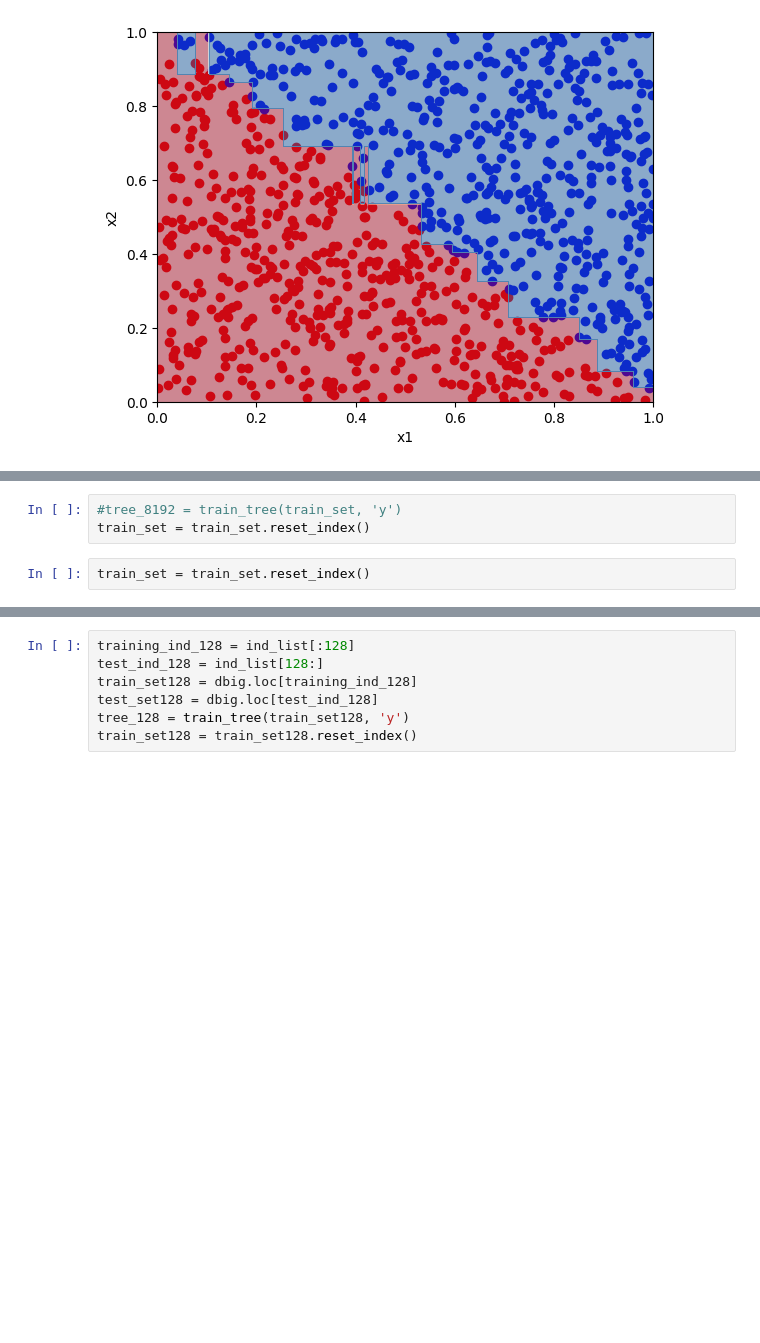
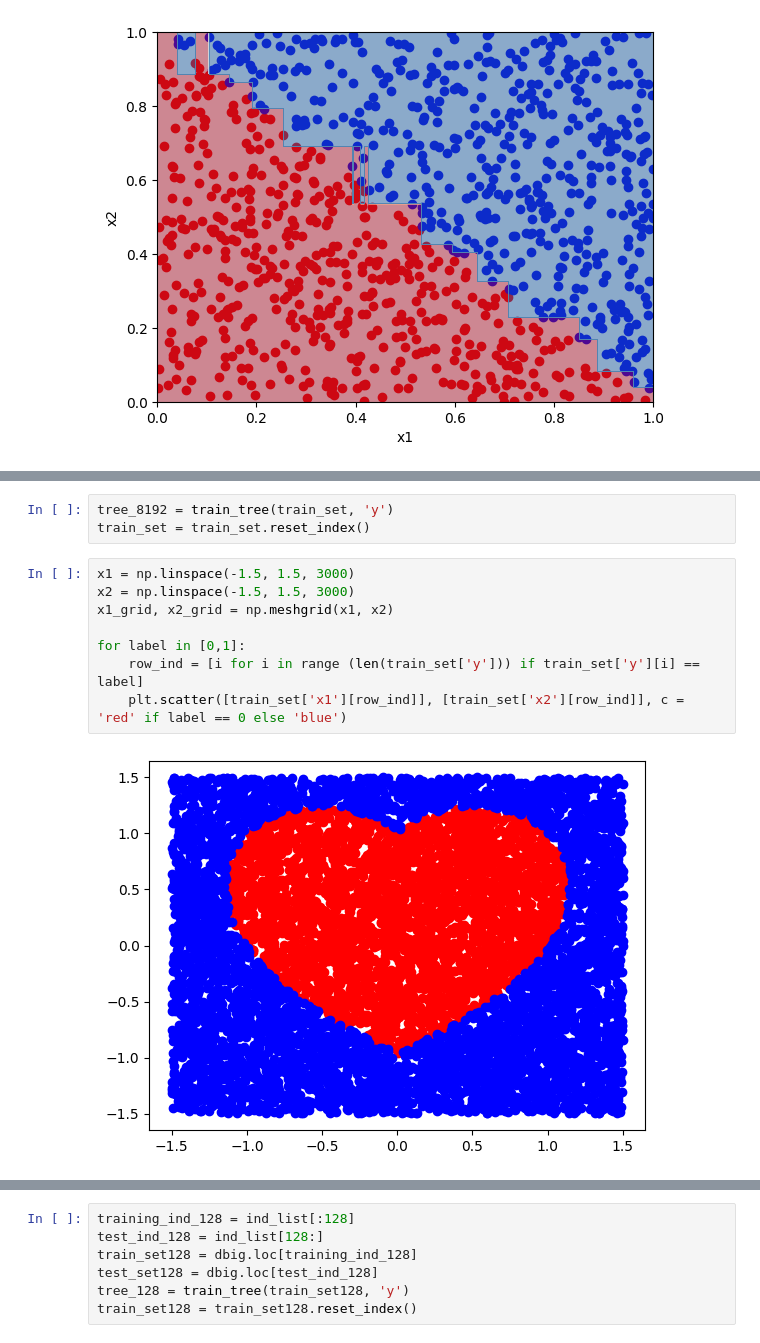
Before and after one commit to Thongnguyentam/Machine_Learning_2023, a Jupyter notebook: Hw2/DT.ipynb, the cells around one changed output, grey strips where cells are left out. Drawn from its saved outputs; the diff is of its cells as text; blank space fills up the shorter version.

```diff
--- a/Hw2/DT.ipynb
+++ b/Hw2/DT.ipynb
@@ -328,8 +351,16 @@ NameError: name 'colname_d3' is not defined
 # %%
-#tree_8192 = train_tree(train_set, 'y')
+tree_8192 = train_tree(train_set, 'y')
 train_set = train_set.reset_index()
-# %%
-train_set = train_set.reset_index()
+# %%
+x1 = np.linspace(-1.5, 1.5, 3000)
+x2 = np.linspace(-1.5, 1.5, 3000)
+x1_grid, x2_grid = np.meshgrid(x1, x2)
+
+for label in [0,1]:
+    row_ind = [i for i in range (len(train_set['y'])) if train_set['y'][i] == label]
+    plt.scatter([train_set['x1'][row_ind]], [train_set['x2'][row_ind]], c = 'red' if label == 0 else 'blue')
+# %% [output]
+[figure, added]
 # %%
 x1 = np.linspace(-1.5, 1.5, 3000)
 x2 = np.linspace(-1.5, 1.5, 3000)
```
Also changed, not shown: parts of 20 cells of this notebook.
